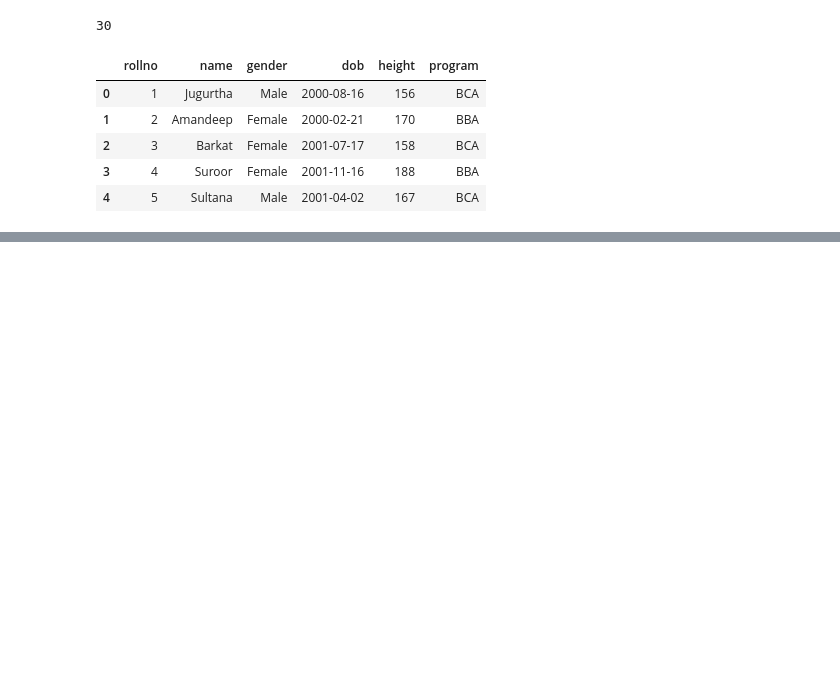
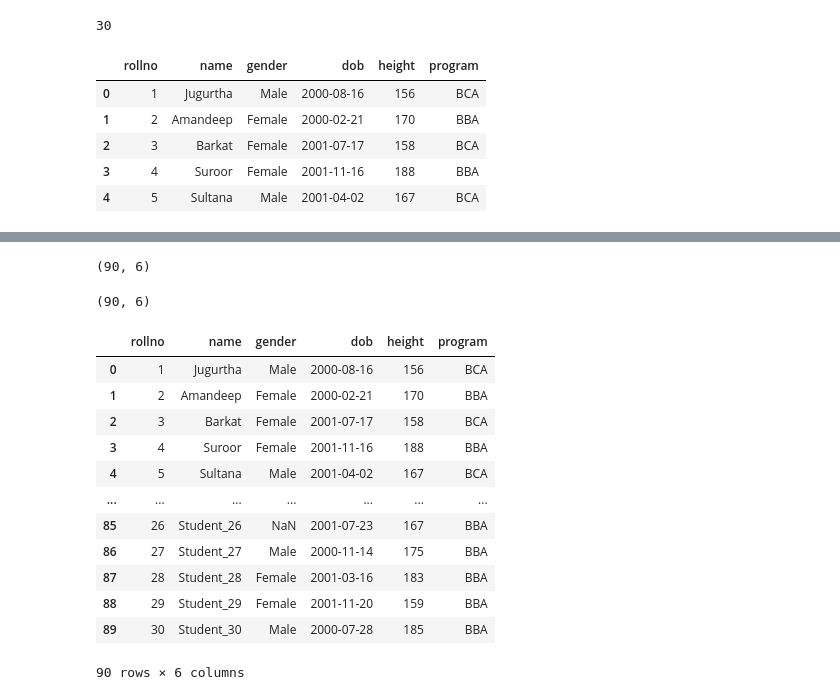
Before and after one commit to HumaArslan/piit, a Jupyter notebook: sql/MySql - Import and Export.ipynb, the cells around one changed output, grey strips where cells are left out. Saved outputs shown, nothing was run; the diff lists cells and outputs as text; code cells hidden in the pictures; blank space fills up the shorter version.

```diff
--- a/sql/MySql - Import and Export.ipynb
+++ b/sql/MySql - Import and Export.ipynb
@@ -67,0 +79,3 @@ df2.to_csv('E:/analytics/data/students3.csv')
+# %%
+csvfile = 'E:/analytics/data/students3.csv'
+xlsfile =  'E:/analytics/data/students4.xlsx'
@@ -67,0 +86,26 @@ df2.to_csv('E:/analytics/data/students3.csv')
+# %%
+df2b = pd.read_csv(csvfile)
+df2b.shape
+# %% [output]
+(90, 6)
+# %%
+df2c = pd.read_excel(xlsfile)
+df2c.shape
+# %% [output]
+(90, 6)
+# %%
+df2b
+# %% [output]
+|  | rollno | name | gender | dob | height | program |
+| 0 | 1 | Jugurtha | Male | 2000-08-16 | 156 | BCA |
+| 1 | 2 | Amandeep | Female | 2000-02-21 | 170 | BBA |
+| 2 | 3 | Barkat | Female | 2001-07-17 | 158 | BCA |
+| 3 | 4 | Suroor | Female | 2001-11-16 | 188 | BBA |
+| 4 | 5 | Sultana | Male | 2001-04-02 | 167 | BCA |
+| ... | ... | ... | ... | ... | ... | ... |
+| 85 | 26 | Student_26 | NaN | 2001-07-23 | 167 | BBA |
+| 86 | 27 | Student_27 | Male | 2000-11-14 | 175 | BBA |
+| 87 | 28 | Student_28 | Female | 2001-03-16 | 183 | BBA |
+| 88 | 29 | Student_29 | Female | 2001-11-20 | 159 | BBA |
+| 89 | 30 | Student_30 | Male | 2000-07-28 | 185 | BBA |
+90 rows × 6 columns
```
Also changed, not shown: parts of 18 cells of this notebook, 2 other files.
